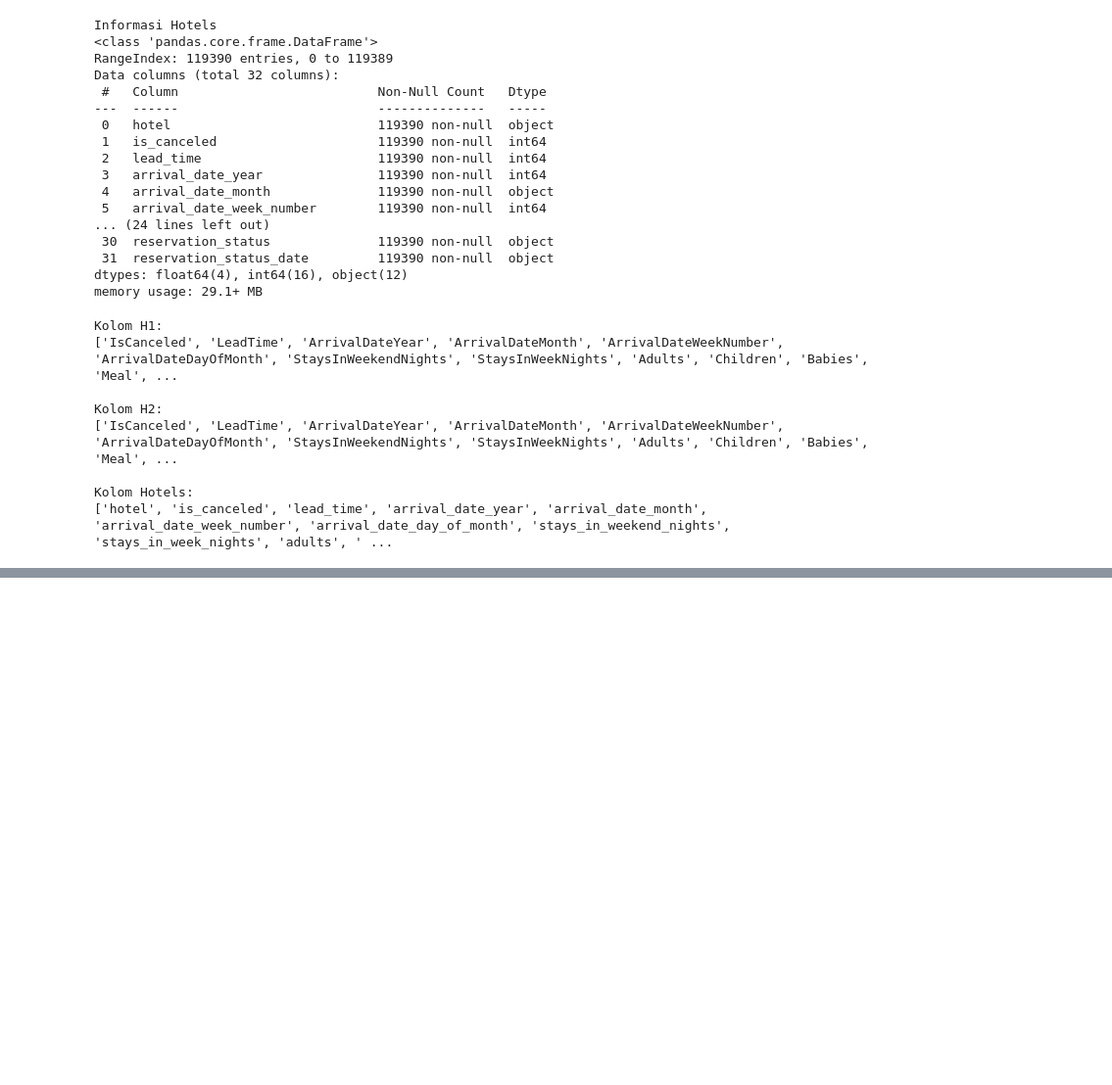
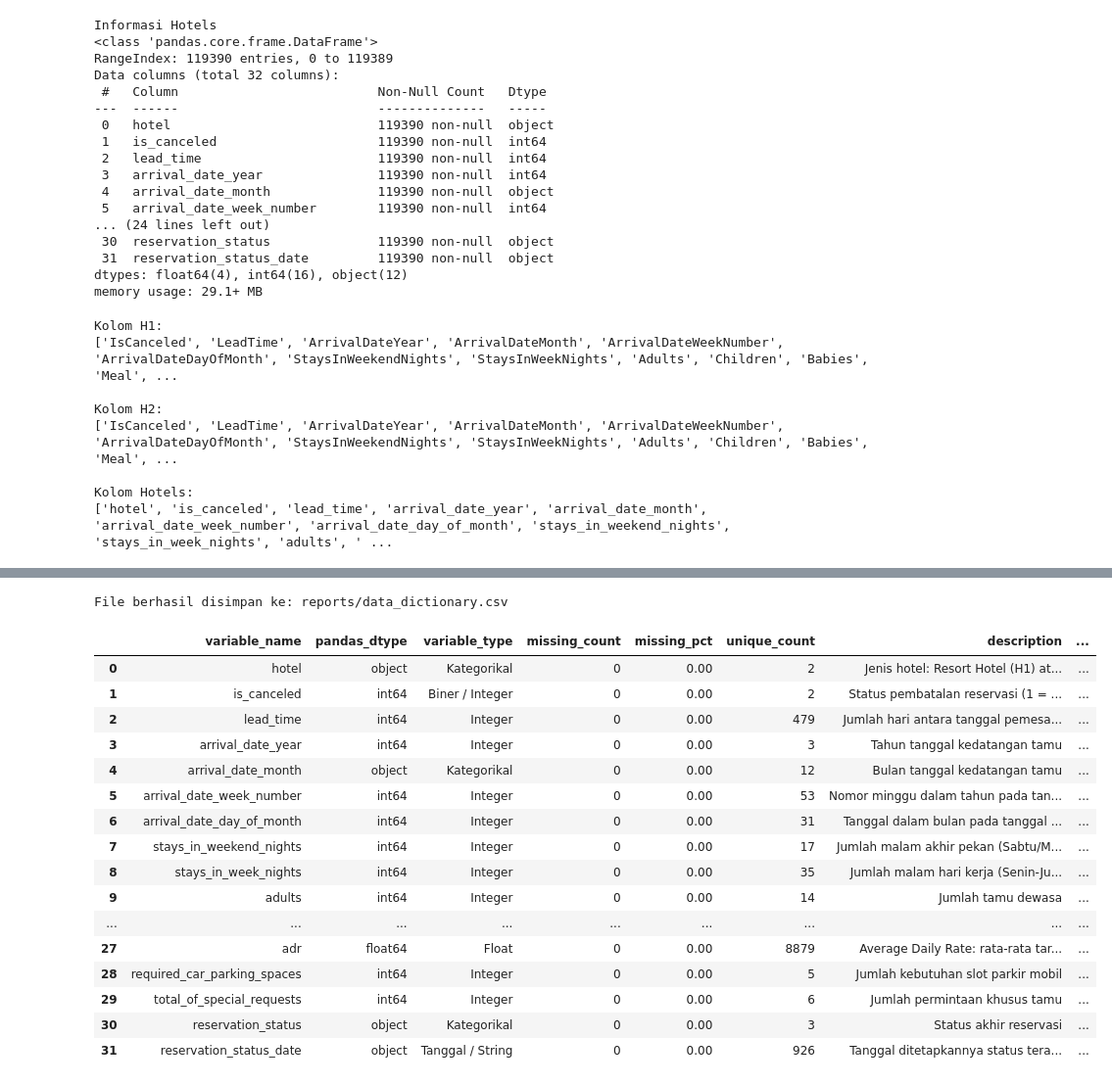
Before and after one commit to aulnr43/final_peoject_tsdw, a Jupyter notebook: notebooks/01_understanding_data.ipynb, the cells around one changed output, grey strips where cells are left out. Shown at 98% size. Saved outputs shown, nothing was run; the diff lists cells and outputs as text; code cells hidden in the pictures; blank space fills up the shorter version.

```diff
--- a/notebooks/01_understanding_data.ipynb
+++ b/notebooks/01_understanding_data.ipynb
@@ -199,0 +271,77 @@ Nama Kolom:
+# %%
+reports_dir = Path("reports")
+reports_dir.mkdir(parents=True, exist_ok=True)
+
+kamus_data = {
+    "hotel": ("Kategorikal", "Jenis hotel: Resort Hotel (H1) atau City Hotel (H2)", "{'Resort Hotel', 'City Hotel'}"),
+    "is_canceled": ("Biner / Integer", "Status pembatalan reservasi (1 = dibatalkan, 0 = tidak dibatalkan)", "{0, 1}"),
+    "lead_time": ("Integer", "Jumlah hari antara tanggal pemesanan masuk PMS dan tanggal kedatangan", ">= 0"),
+    "arrival_date_year": ("Integer", "Tahun tanggal kedatangan tamu", "{2015, 2016, 2017}"),
+    "arrival_date_month": ("Kategorikal", "Bulan tanggal kedatangan tamu", "January - December"),
+    "arrival_date_week_number": ("Integer", "Nomor minggu dalam tahun pada tanggal kedatangan", "1 - 53"),
+    "arrival_date_day_of_month": ("Integer", "Tanggal dalam bulan pada tanggal kedatangan", "1 - 31"),
+    "stays_in_weekend_nights": ("Integer", "Jumlah malam akhir pekan (Sabtu/Minggu) tamu menginap atau dipesan", ">= 0"),
+    "stays_in_week_nights": ("Integer", "Jumlah malam hari kerja (Senin-Jumat) tamu menginap atau dipesan", ">= 0"),
+    "adults": ("Integer", "Jumlah tamu dewasa", ">= 0"),
+    "children": ("Float / Integer", "Jumlah tamu anak-anak", ">= 0"),
+    "babies": ("Integer", "Jumlah tamu bayi", ">= 0"),
+    "meal": ("Kategorikal", "Paket makan yang dipesan (Undefined/SC, BB, HB, FB)", "{'BB', 'FB', 'HB', 'SC', 'Undefined'}"),
+    "country": ("Kategorikal", "Kode negara asal tamu (ISO 3166-1 alpha-3)", "Kode ISO 3 huruf (mis. PRT, GBR, FRA)"),
+    "market_segment": ("Kategorikal", "Segmen pasar pemesanan (TA = Travel Agents, TO = Tour Operators)", "Online TA, Offline TA/TO, Groups, Direct, Corporate, dll."),
+    "distribution_channel": ("Kategorikal", "Saluran distribusi pemesanan", "TA/TO, Direct, Corporate, GDS, Undefined"),
+    "is_repeated_guest": ("Biner / Integer", "Penanda tamu berulang (1 = ya, 0 = bukan)", "{0, 1}"),
+    "previous_cancellations": ("Integer", "Jumlah pemesanan sebelumnya yang dibatalkan oleh tamu ini", ">= 0"),
+    "previous_bookings_not_canceled": ("Integer", "Jumlah pemesanan sebelumnya yang tidak dibatalkan oleh tamu ini", ">= 0"),
+    "reserved_room_type": ("Kategorikal", "Kode tipe kamar yang dipesan (dianonimkan)", "Kode huruf A - L"),
+    "assigned_room_type": ("Kategorikal", "Kode tipe kamar yang diberikan saat operasional (dianonimkan)", "Kode huruf A - L"),
+    "booking_changes": ("Integer", "Jumlah perubahan/amandemen pemesanan sebelum check-in atau batal", ">= 0"),
+    "deposit_type": ("Kategorikal", "Jenis jaminan deposit pemesanan", "{'No Deposit', 'Non Refund', 'Refundable'}"),
+    "agent": ("Float / ID", "ID agen perjalanan pemesan (NaN jika tanpa agen)", "ID numerik atau NaN"),
+    "company": ("Float / ID", "ID perusahaan pemesan/penanggung biaya (NaN jika bukan perusahaan)", "ID numerik atau NaN"),
+    "days_in_waiting_list": ("Integer", "Jumlah hari pemesanan di daftar tunggu sebelum dikonfirmasi", ">= 0"),
+    "customer_type": ("Kategorikal", "Tipe kontrak/kelompok pelanggan", "{'Contract', 'Group', 'Transient', 'Transient-Party'}"),
+    "adr": ("Float", "Average Daily Rate: rata-rata tarif kamar per malam menginap", ">= 0"),
+    "required_car_parking_spaces": ("Integer", "Jumlah kebutuhan slot parkir mobil", ">= 0"),
+    "total_of_special_requests": ("Integer", "Jumlah permintaan khusus tamu", ">= 0"),
+    "reservation_status": ("Kategorikal", "Status akhir reservasi", "{'Canceled', 'Check-Out', 'No-Show'}"),
+    "reservation_status_date": ("Tanggal / String", "Tanggal ditetapkannya status terakhir reservasi", "Format YYYY-MM-DD")
+}
+
+rows_dict = []
+for col in hotels.columns:
+    konsep, desc, exp = kamus_data[col]
+    rows_dict.append({
+        "variable_name": col,
+        "pandas_dtype": str(hotels[col].dtype),
+        "variable_type": konsep,
+        "missing_count": int(hotels[col].isna().sum()),
+        "missing_pct": round(float(hotels[col].isna().mean() * 100), 2),
+        "unique_count": int(hotels[col].nunique(dropna=True)),
+        "description": desc,
+        "expected_values": exp
+    })
+
+df_data_dict = pd.DataFrame(rows_dict)
+output_path = reports_dir / "data_dictionary.csv"
+df_data_dict.to_csv(output_path, index=False)
+print("File berhasil disimpan ke:", output_path)
+display(df_data_dict)
+# %% [output]
+File berhasil disimpan ke: reports/data_dictionary.csv
+|  | variable_name | pandas_dtype | variable_type | missing_count | missing_pct | unique_count | description | ... |
+| 0 | hotel | object | Kategorikal | 0 | 0.00 | 2 | Jenis hotel: Resort Hotel (H1) at... | ... |
+| 1 | is_canceled | int64 | Biner / Integer | 0 | 0.00 | 2 | Status pembatalan reservasi (1 = ... | ... |
+| 2 | lead_time | int64 | Integer | 0 | 0.00 | 479 | Jumlah hari antara tanggal pemesa... | ... |
+| 3 | arrival_date_year | int64 | Integer | 0 | 0.00 | 3 | Tahun tanggal kedatangan tamu | ... |
+| 4 | arrival_date_month | object | Kategorikal | 0 | 0.00 | 12 | Bulan tanggal kedatangan tamu | ... |
+| 5 | arrival_date_week_number | int64 | Integer | 0 | 0.00 | 53 | Nomor minggu dalam tahun pada tan... | ... |
+| 6 | arrival_date_day_of_month | int64 | Integer | 0 | 0.00 | 31 | Tanggal dalam bulan pada tanggal ... | ... |
+| 7 | stays_in_weekend_nights | int64 | Integer | 0 | 0.00 | 17 | Jumlah malam akhir pekan (Sabtu/M... | ... |
+| 8 | stays_in_week_nights | int64 | Integer | 0 | 0.00 | 35 | Jumlah malam hari kerja (Senin-Ju... | ... |
+| 9 | adults | int64 | Integer | 0 | 0.00 | 14 | Jumlah tamu dewasa | ... |
+| ... | ... | ... | ... | ... | ... | ... | ... | ... |
+| 27 | adr | float64 | Float | 0 | 0.00 | 8879 | Average Daily Rate: rata-rata tar... | ... |
+| 28 | required_car_parking_spaces | int64 | Integer | 0 | 0.00 | 5 | Jumlah kebutuhan slot parkir mobil | ... |
+| 29 | total_of_special_requests | int64 | Integer | 0 | 0.00 | 6 | Jumlah permintaan khusus tamu | ... |
+| 30 | reservation_status | object | Kategorikal | 0 | 0.00 | 3 | Status akhir reservasi | ... |
+| 31 | reservation_status_date | object | Tanggal / String | 0 | 0.00 | 926 | Tanggal ditetapkannya status tera... | ... |
```
Also changed, not shown: parts of 8 cells of this notebook.
